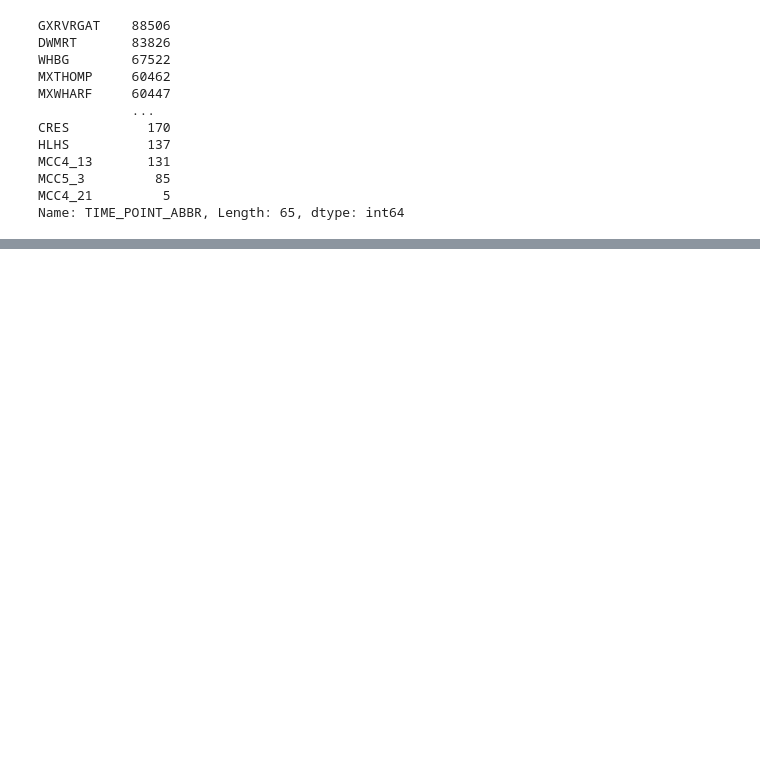
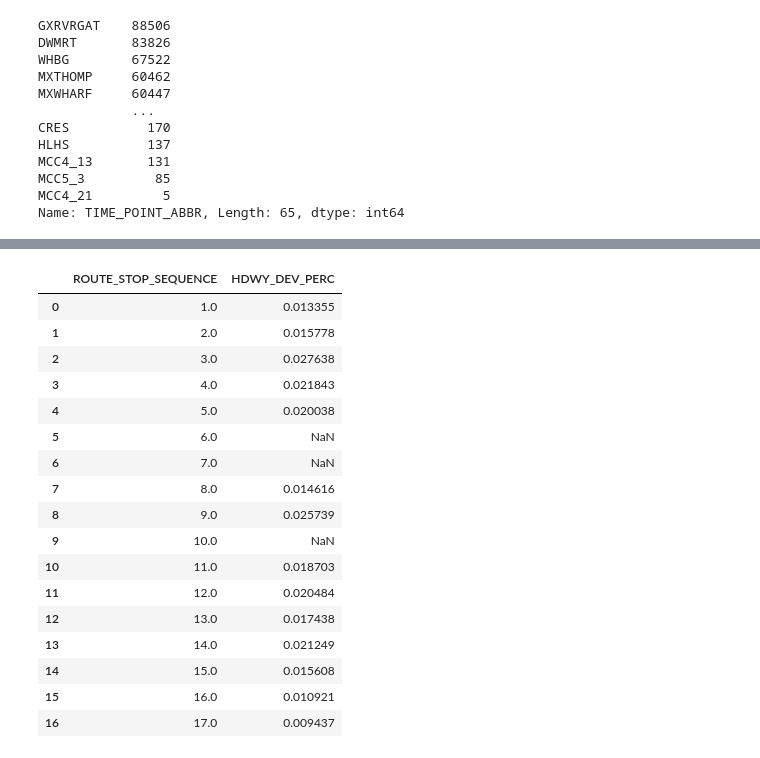
Before and after one commit to NSS-Data-Analytics-Cohort-7/wego-python-bit-my_finger, a Jupyter notebook: notebook/wego_preston_notebook.ipynb, the cells around one changed output, grey strips where cells are left out. Saved outputs shown, nothing was run; the diff lists cells and outputs as text; code cells hidden in the pictures; blank space fills up the shorter version.

```diff
--- a/notebook/wego_preston_notebook.ipynb
+++ b/notebook/wego_preston_notebook.ipynb
@@ -201,0 +251,21 @@ wego_tidy.head()
+# %%
+wego_tidy.groupby('ROUTE_STOP_SEQUENCE', as_index=False)['HDWY_DEV_PERC'].mean()
+# %% [output]
+|  | ROUTE_STOP_SEQUENCE | HDWY_DEV_PERC |
+| 0 | 1.0 | 0.013355 |
+| 1 | 2.0 | 0.015778 |
+| 2 | 3.0 | 0.027638 |
+| 3 | 4.0 | 0.021843 |
+| 4 | 5.0 | 0.020038 |
+| 5 | 6.0 | NaN |
+| 6 | 7.0 | NaN |
+| 7 | 8.0 | 0.014616 |
+| 8 | 9.0 | 0.025739 |
+| 9 | 10.0 | NaN |
+| 10 | 11.0 | 0.018703 |
+| 11 | 12.0 | 0.020484 |
+| 12 | 13.0 | 0.017438 |
+| 13 | 14.0 | 0.021249 |
+| 14 | 15.0 | 0.015608 |
+| 15 | 16.0 | 0.010921 |
+| 16 | 17.0 | 0.009437 |
```
Also changed, not shown: parts of 11 cells of this notebook.
